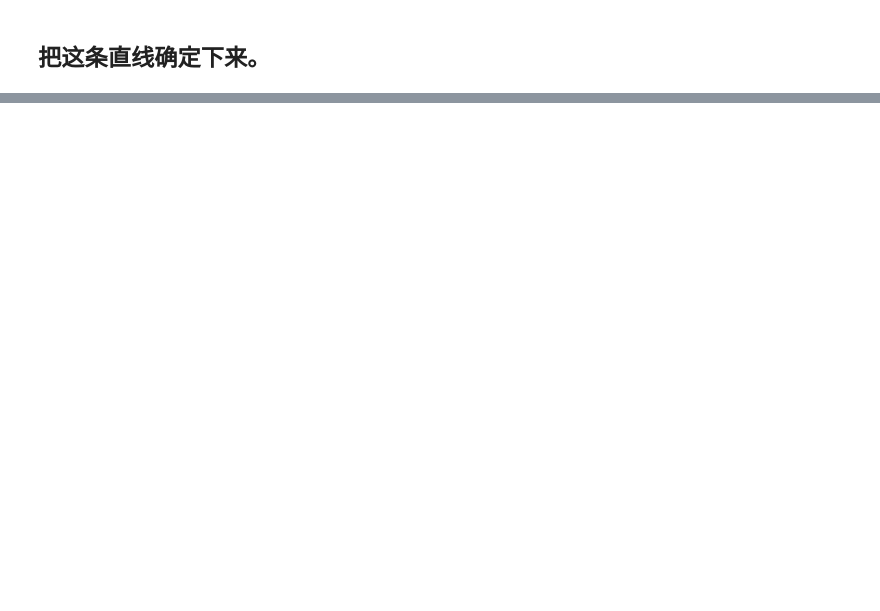
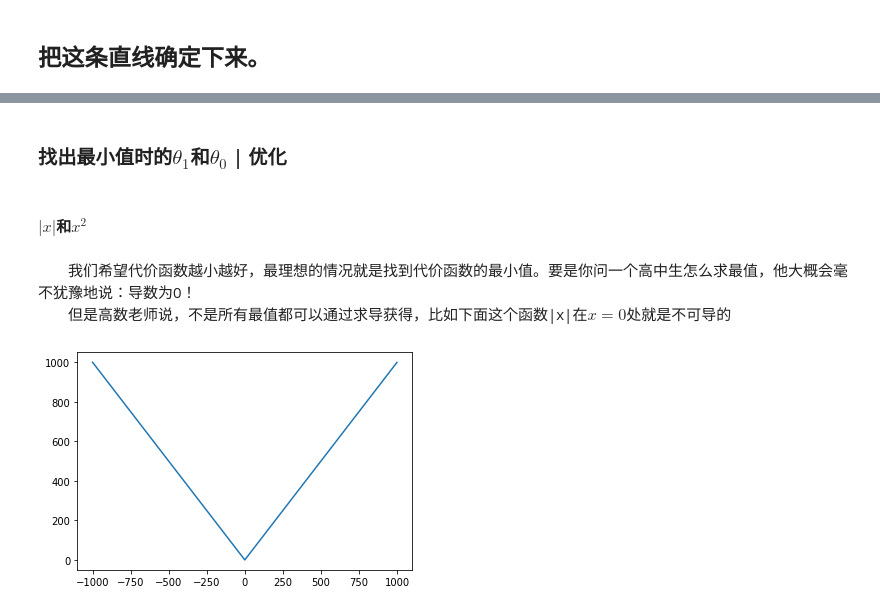
Before and after one commit to Chunngai/notes, a Jupyter notebook: machine learning/linear regression/linear regression.ipynb, the cells around one changed output, grey strips where cells are left out. Saved outputs shown, nothing was run; the diff lists cells and outputs as text; code cells hidden in the pictures; blank space fills up the shorter version.

```diff
--- a/machine learning/linear regression/linear regression.ipynb
+++ b/machine learning/linear regression/linear regression.ipynb
@@ -144,0 +276,13 @@ plt.show()
+# %% [markdown]
+### 找出最小值时的$\theta_1$和$\theta_0$ | 优化
+# %% [markdown]
+#### $|x|$和$x^2$
+# %% [markdown]
+&emsp;&emsp;我们希望代价函数越小越好，最理想的情况就是找到代价函数的最小值。要是你问一个高中生怎么求最值，他大概会毫不犹豫地说：导数为0！
+&emsp;&emsp;但是高数老师说，不是所有最值都可以通过求导获得，比如下面这个函数|x|在$x = 0$处就是不可导的
+# %%
+import math
+plt.plot([x for x in range(-1_000, 1_000)], [abs(x) for x in range(-1_000, 1_000)])
+plt.show()
+# %% [output]
+[figure, added]
```
Also changed, not shown: parts of 71 cells of this notebook, 9 other files.
